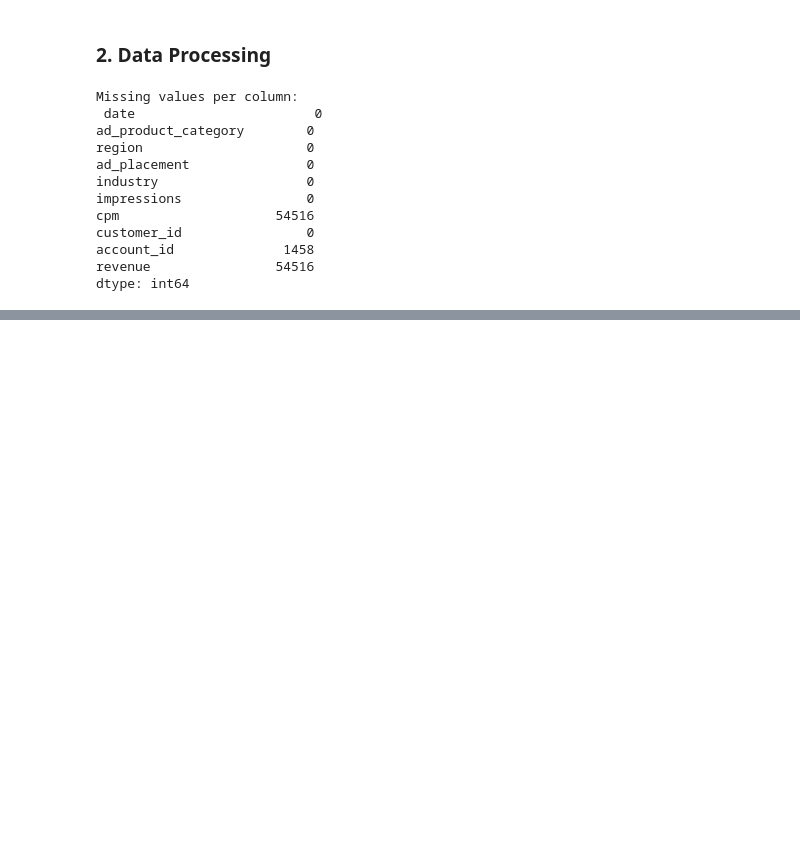
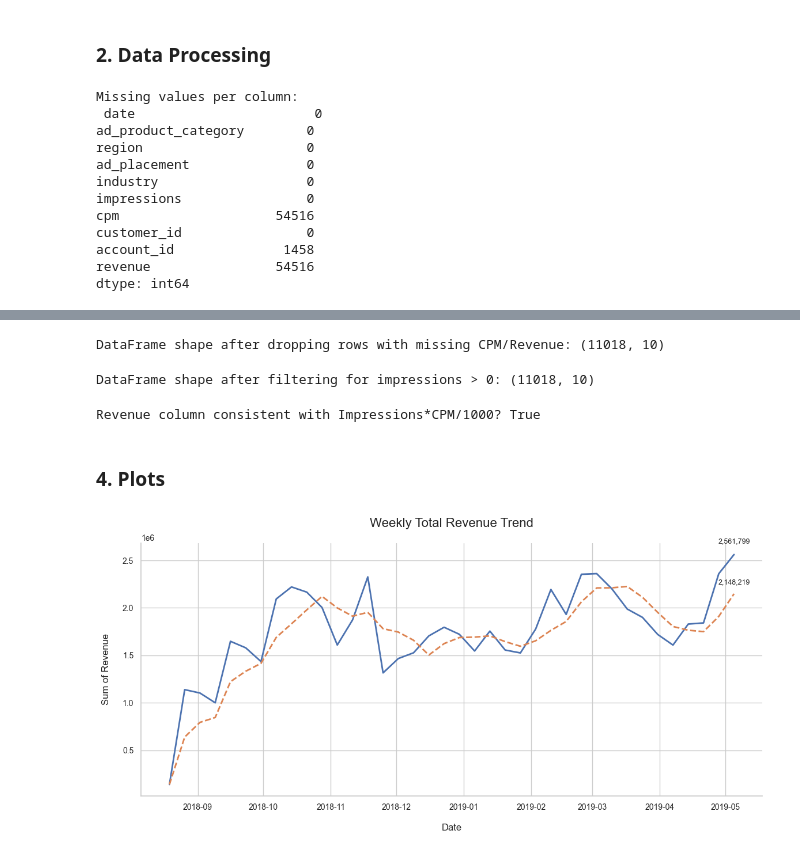
Before and after one commit to kovashikawa/LATAM-Monetization-Strat, a Jupyter notebook: eda.ipynb, the cells around one changed output, grey strips where cells are left out. Saved outputs shown, nothing was run; the diff lists cells and outputs as text; code cells hidden in the pictures; blank space fills up the shorter version.

Commit message:
init plot section

```diff
--- a/eda.ipynb
+++ b/eda.ipynb
@@ -17,6 +22,13 @@ import seaborn as sns
 # Load the data
 df = pd.read_csv('data/latam_data.csv', parse_dates=['date'])
 
+# Define the explicit order for the region column.
+order = ['One', 'Two', 'Three', 'Four', 'Five', 'Six', 'Seven',
+         'Eight', 'Nine', 'Ten', 'Eleven', 'Twelve', 'Thirteen', 'Fourteen']
+
+# Convert the 'region' column to an ordered categorical with the defined order.
+df['region'] = pd.Categorical(df['region'], categories=order, ordered=True)
+
 # Data Cleaning
 missing_values = df.isnull().sum()
 print("Missing values per column:\n", missing_values)
@@ -68,0 +169,30 @@ print(grouped.head())
+# %%
+# Convert account_id to string and handle NaNs for easier grouping
+df['account_id'] = df['account_id'].fillna('Unknown').astype(str)
+
+# Create a dataframe focusing on rows where monetization data exists
+df_monetized = df.dropna(subset=['cpm', 'revenue']).copy()
+print(f"\nDataFrame shape after dropping rows with missing CPM/Revenue: {df_monetized.shape}")
+# %% [output]
+DataFrame shape after dropping rows with missing CPM/Revenue: (11018, 10)
+# %%
+# For CPM calculations and performance analysis, impressions must be greater than 0
+df_perf = df_monetized[df_monetized['impressions'] > 0].copy()
+print(f"DataFrame shape after filtering for impressions > 0: {df_perf.shape}")
+# %% [output]
+DataFrame shape after filtering for impressions > 0: (11018, 10)
+# %%
+# Calculate revenue manually to check consistency
+df_perf['calculated_revenue'] = (df_perf['impressions'] / 1000) * df_perf['cpm']
+# Check if the existing revenue column is close to the calculation
+revenue_check = np.isclose(df_perf['revenue'], df_perf['calculated_revenue'])
+print(f"\nRevenue column consistent with Impressions*CPM/1000? {revenue_check.all()}")
+if not revenue_check.all():
+    print(f"WARNING: {sum(~revenue_check)} rows have inconsistent revenue calculations.")
+    # Decide whether to use df_perf['revenue'] or df_perf['calculated_revenue']
+    # For now, we'll proceed assuming df_perf['revenue'] is the source of truth,
+    # but flag this discrepancy.
+# %% [output]
+Revenue column consistent with Impressions*CPM/1000? True
+# %% [markdown]
+### 4. Plots
@@ -68,0 +412,5 @@ print(grouped.head())
+# %%
+
+plot_time_trends(df_perf, 'date', 'revenue', agg_func='sum', freq='W', title='Weekly Total Revenue Trend', use_annot=True, show_moving_avg=True)
+# %% [output]
+[figure, added]
```
Also changed, not shown: parts of 14 cells of this notebook.
